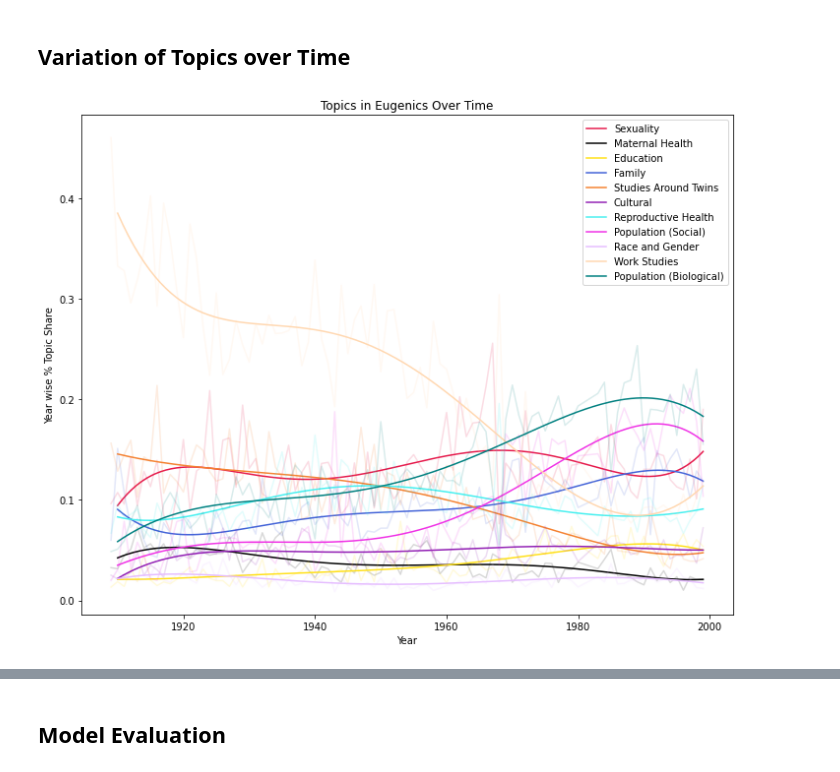
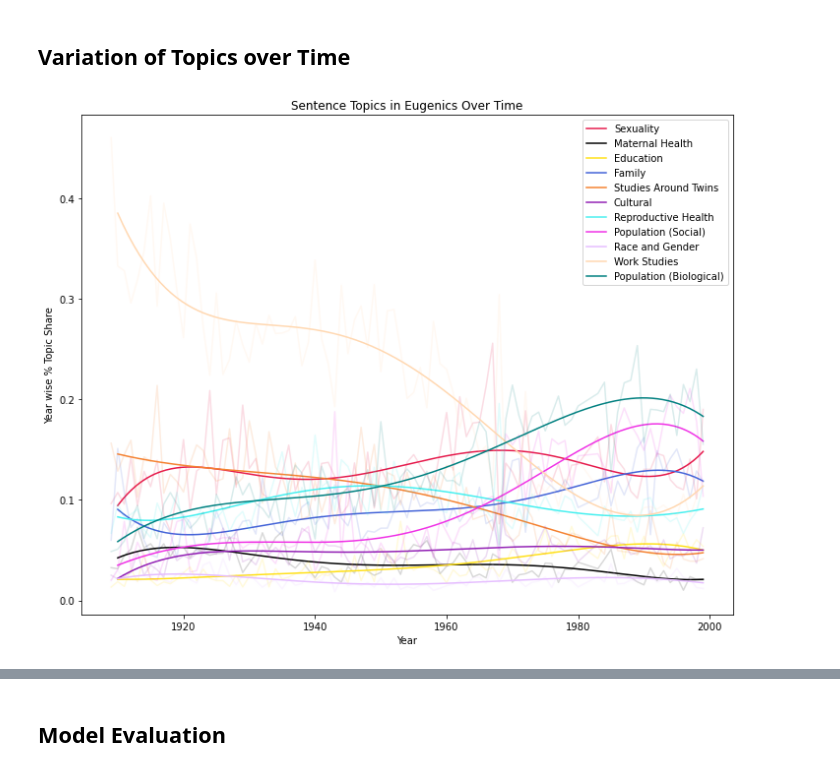
Before and after one commit to zekemorton/TopicModelingProject, a Jupyter notebook: plots.ipynb, the cells around one changed output, grey strips where cells are left out. Saved outputs shown, nothing was run; the diff lists cells and outputs as text; code cells hidden in the pictures.

```diff
--- a/plots.ipynb
+++ b/plots.ipynb
@@ -167,0 +251,42 @@ plt.show()
+# %%
+num_topics = 11
+def get_sums(df):
+    topic_sums = []
+    for i in range(num_topics):
+        topic_sums.append(df[i].sum())
+
+    return topic_sums
+
+labels = ["Sexuality", "Maternal Health", "Education", "Family",
+          "Studies Around Twins", "Cultural", "Reproductive Health",  "Population (Social)",
+          "Race and Gender", "Work Studies", "Population (Biological)"]
+erev = get_sums(new_df2[(new_df2['publisher'] == 'ereview')])
+erev = [x / sum(erev) for x in erev]
+
+equar = get_sums(new_df2[(new_df2['publisher'] == 'Eugenics Quarterly')])
+equar = [x / sum(equar) for x in equar]
+
+socbio = get_sums(new_df2[(new_df2['publisher'] == 'Social Biology')])
+socbio = [x / sum(socbio) for x in socbio]
+
+
+x = np.arange(len(labels))  # the label locations
+width = 0.20  # the width of the bars
+
+fig, ax = plt.subplots(figsize=(10, 6))
+rects1 = ax.bar(x , equar, width, label='Eugenics Quarterly')
+rects2 = ax.bar(x - width, erev, width, label='Eugenics Review')
+rects3 = ax.bar(x + width, socbio, width, label='Social Biology')
+
+
+# Add some text for labels, title and custom x-axis tick labels, etc.
+ax.set_ylabel('% Topic Share')
+ax.set_title('Document Topics in Eugenics By Publisher')
+ax.set_xticks(x)
+ax.set_xticklabels(labels, rotation=90)
+ax.legend()
+
+
+fig.tight_layout()
+
+plt.show()
@@ -178,32 +305,32 @@ labels = ["Sexuality", "Maternal Health", "Education", "Family",
 colors = ['#e6194b', '#000000', '#ffe119', '#4363d8', '#f58231', '#911eb4',
           '#46f0f0', '#f032e6', '#e6beff', '#ffd8b1', '#008080']
 
 agg_df = new_df.groupby(["year"]).sum().reset_index()
 agg_df['sum'] = agg_df[range(11)].sum(axis=1)
 
 
 fig, ax = plt.subplots(figsize=(10, 8))
 for i in range(11):
     x = agg_df['year']
     y = (agg_df[i] / agg_df['sum'])
 
     x_new = np.linspace(1910, 1999, 220)
     f = splrep(x,y,k=5,s=3)
     y_new = splev(x_new,f)
 
     ax.plot(x, y, alpha = 0.15, color=colors[i])
     ax.plot(x_new, y_new, color=colors[i],label=labels[i])
 
 
 # Add some text for labels, title and custom x-axis tick labels, etc.
 ax.set_ylabel('Year wise % Topic Share')
-ax.set_title('Topics in Eugenics Over Time')
+ax.set_title('Sentence Topics in Eugenics Over Time')
 ax.set_xlabel('Year')
 ax.legend()
 
 
 fig.tight_layout()
 
 plt.show()
 # %% [output]
-[figure, old version]
+[figure, new version]
```
Also changed, not shown: parts of 12 cells of this notebook, 1 other file.
